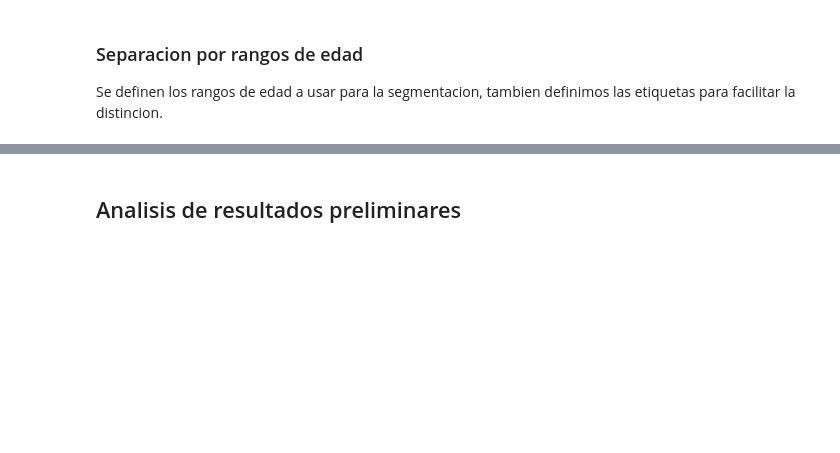
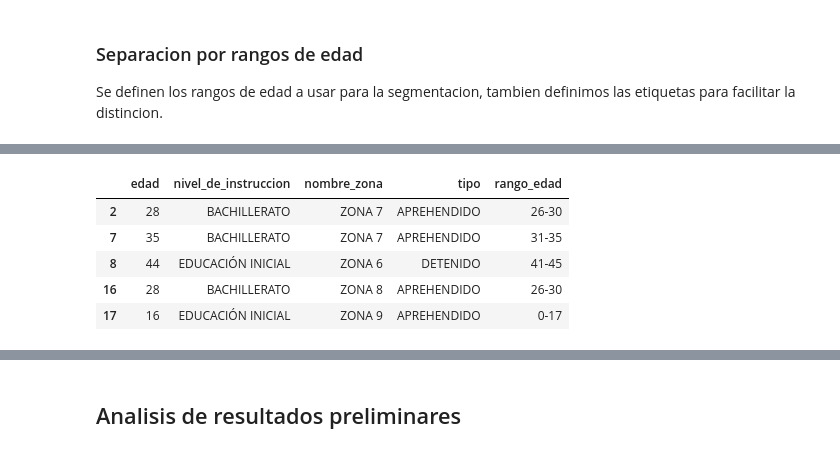
Before and after one commit to DanielaTup09/delitos_ec, a Jupyter notebook: Analisis_DelitosEC.ipynb, the cells around one changed output, grey strips where cells are left out. Cells and saved outputs as stored; diff of their text form; code cells hidden in the pictures; blank space fills up the shorter version.

```diff
--- a/Analisis_DelitosEC.ipynb
+++ b/Analisis_DelitosEC.ipynb
@@ -88,0 +139,9 @@ data['rango_edad'] = pd.cut(data['edad'], bins=rangos_edad, labels=etiqueta_edad
+# %%
+df_subset.head()
+# %% [output]
+|  | edad | nivel_de_instruccion | nombre_zona | tipo | rango_edad |
+| 2 | 28 | BACHILLERATO | ZONA 7 | APREHENDIDO | 26-30 |
+| 7 | 35 | BACHILLERATO | ZONA 7 | APREHENDIDO | 31-35 |
+| 8 | 44 | EDUCACIÓN INICIAL | ZONA 6 | DETENIDO | 41-45 |
+| 16 | 28 | BACHILLERATO | ZONA 8 | APREHENDIDO | 26-30 |
+| 17 | 16 | EDUCACIÓN INICIAL | ZONA 9 | APREHENDIDO | 0-17 |
```
Also changed, not shown: parts of 24 cells of this notebook.
